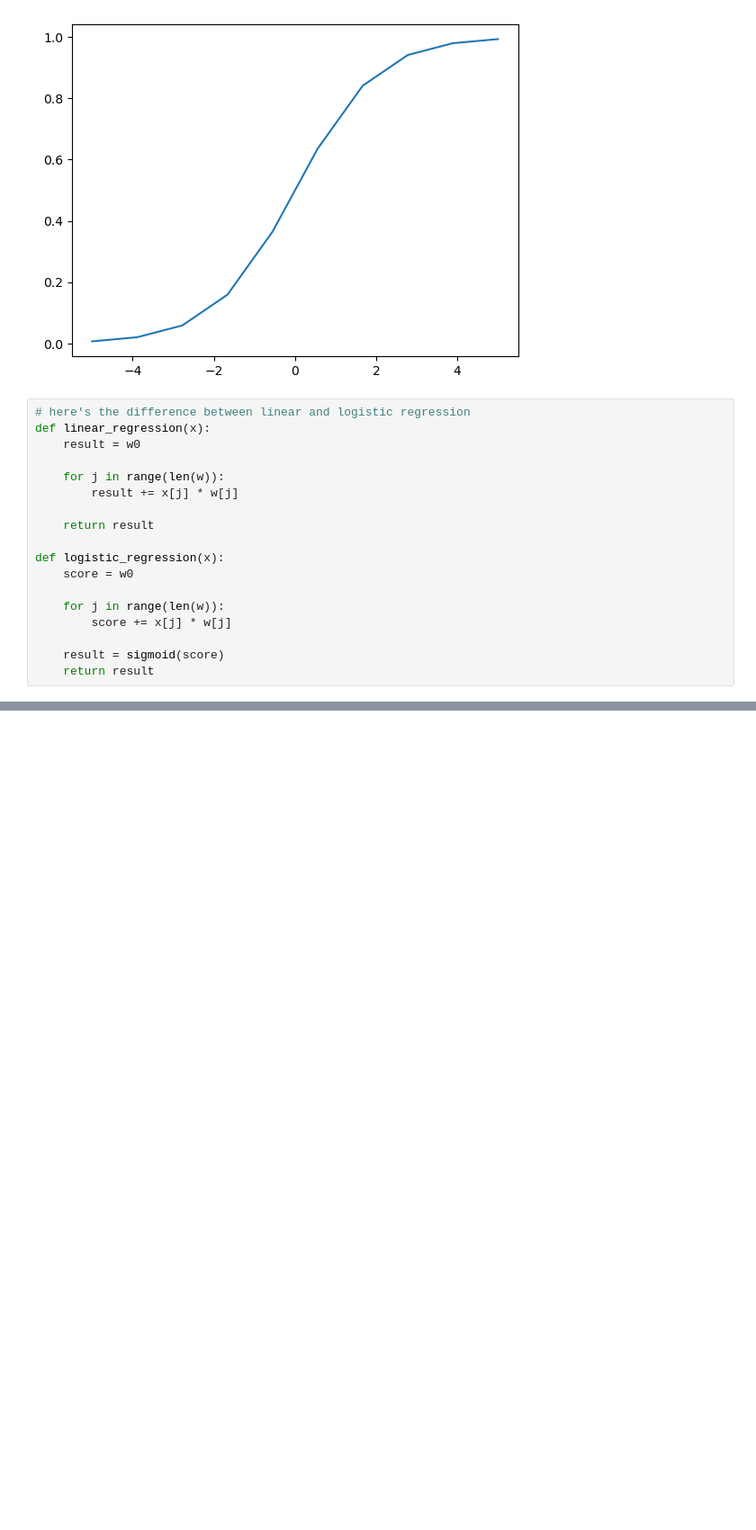
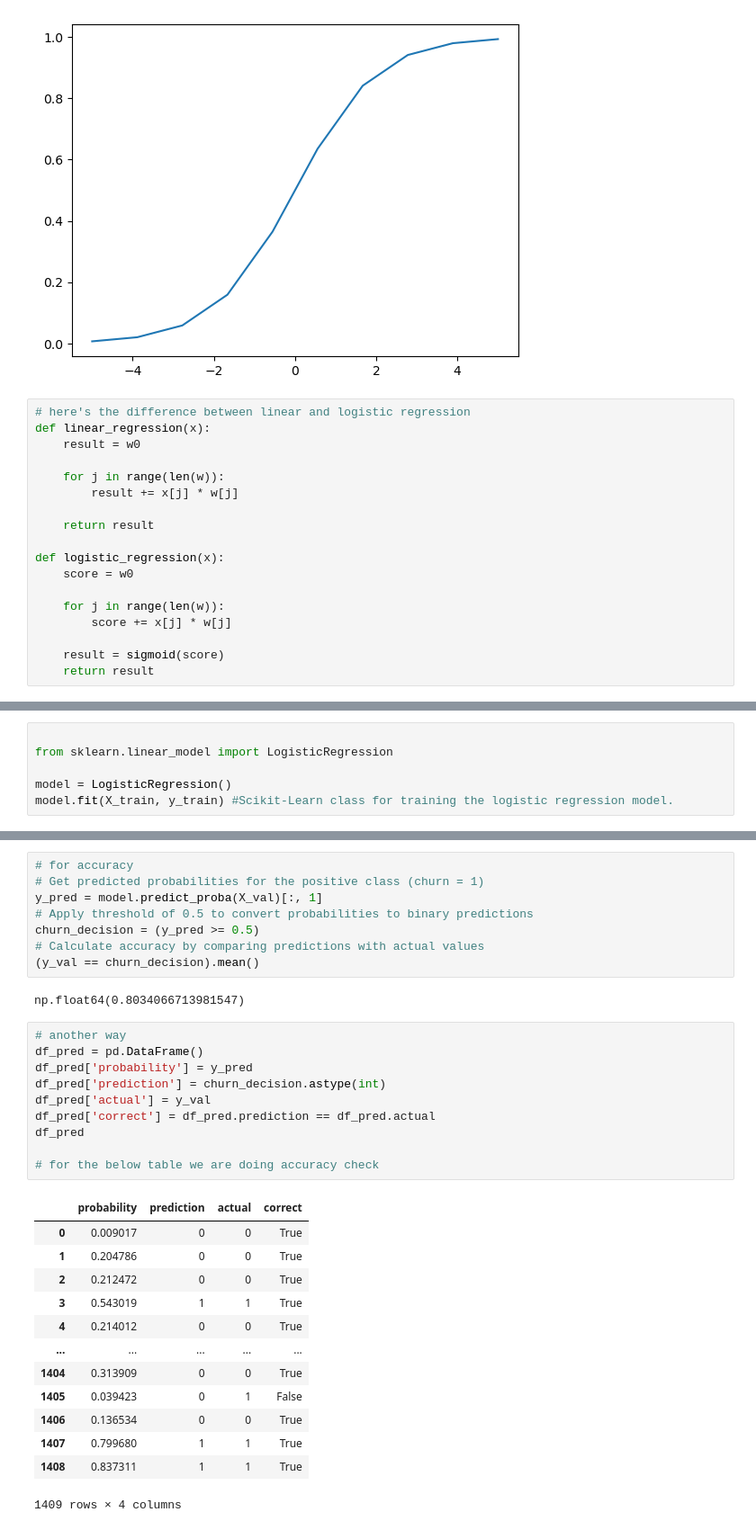
Before and after one commit to TheManuAi/ML-Zoomcamp, a Jupyter notebook: Week3 - Classification/ML-for-classification.ipynb, the cells around one changed output, grey strips where cells are left out. Shown at 90% size. Saved outputs shown, nothing was run; the diff lists cells and outputs as text; blank space fills up the shorter version.

Commit message:
training the model

```diff
--- a/Week3 - Classification/ML-for-classification.ipynb
+++ b/Week3 - Classification/ML-for-classification.ipynb
@@ -474,0 +481,6 @@ def logistic_regression(x):
+# %%
+
+from sklearn.linear_model import LogisticRegression
+
+model = LogisticRegression()
+model.fit(X_train, y_train) #Scikit-Learn class for training the logistic regression model.
@@ -474,0 +516,34 @@ def logistic_regression(x):
+# %%
+# for accuracy
+# Get predicted probabilities for the positive class (churn = 1)
+y_pred = model.predict_proba(X_val)[:, 1]
+# Apply threshold of 0.5 to convert probabilities to binary predictions
+churn_decision = (y_pred >= 0.5)
+# Calculate accuracy by comparing predictions with actual values
+(y_val == churn_decision).mean()
+# %% [output]
+np.float64(0.8034066713981547)
+# %%
+# another way
+df_pred = pd.DataFrame()
+df_pred['probability'] = y_pred
+df_pred['prediction'] = churn_decision.astype(int)
+df_pred['actual'] = y_val
+df_pred['correct'] = df_pred.prediction == df_pred.actual
+df_pred
+
+# for the below table we are doing accuracy check
+# %% [output]
+|  | probability | prediction | actual | correct |
+| 0 | 0.009017 | 0 | 0 | True |
+| 1 | 0.204786 | 0 | 0 | True |
+| 2 | 0.212472 | 0 | 0 | True |
+| 3 | 0.543019 | 1 | 1 | True |
+| 4 | 0.214012 | 0 | 0 | True |
+| ... | ... | ... | ... | ... |
+| 1404 | 0.313909 | 0 | 0 | True |
+| 1405 | 0.039423 | 0 | 1 | False |
+| 1406 | 0.136534 | 0 | 0 | True |
+| 1407 | 0.799680 | 1 | 1 | True |
+| 1408 | 0.837311 | 1 | 1 | True |
+1409 rows × 4 columns
```
Also changed, not shown: parts of 5 cells of this notebook.
